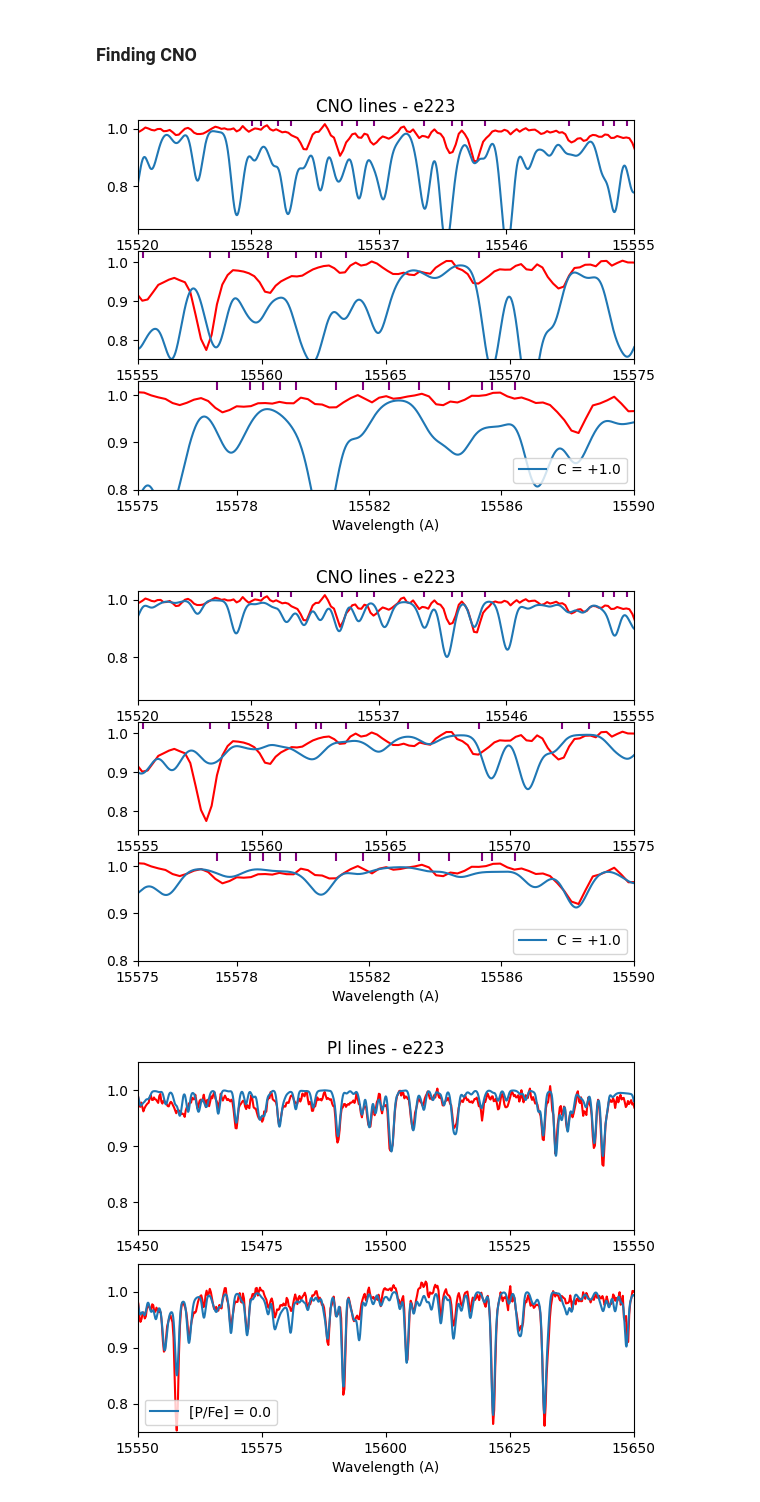
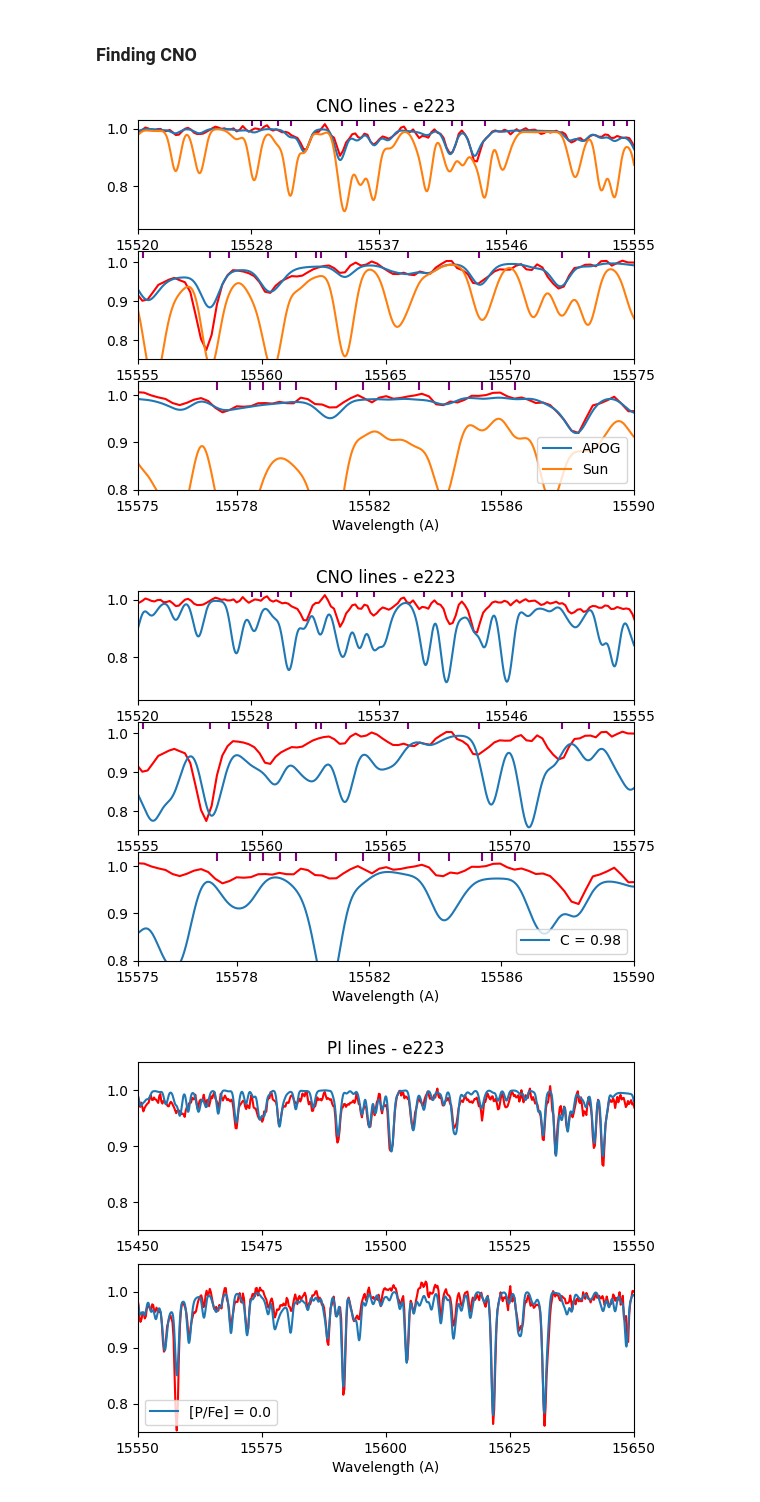
Before and after one commit to bornofthesea/synther, a Jupyter notebook: Plot/syntplot.ipynb, the cells around one changed output. Drawn from its saved outputs; the diff is of its cells as text; code cells hidden in the pictures.

```diff
--- a/Plot/syntplot.ipynb
+++ b/Plot/syntplot.ipynb
@@ -555,27 +555,27 @@ plotP(speclist, "n6723-35401.dat", label, starname,
 # %% [markdown]
 ### Finding CNO
 # %%
-speclist = ["e223c.dat"]
+speclist = ["e223c.dat", "e223c-c0.dat"]
 starname = 'e223'
-label = ["C = +1.0"]
+label = ["APOG", "Sun"]
 plotC(speclist, "e223.dat", label, starname,
       xoffset1 = -6.15, yoffset1 = 0.080, ncorr1 = 1.1,
       xoffset2 = -6.3, yoffset2 = 0.060, ncorr2 = 1.1,
       xoffset3 = -6.3, yoffset3 = 0.080, ncorr3 = 1.1,
       ylim1 = (0.65, 1.03), ylim2 = (0.75, 1.03), ylim3 = (0.8, 1.03))
 # %% [output]
-[figure, old version]
+[figure, new version]
 # %%
-speclist = ["e223c.dat"]
+speclist = ["e223c-c0.dat"]  #c0: C851 N661 O711
 starname = 'e223'
-label = ["C = +1.0"]
+label = ["C = 0.98"]
 plotC(speclist, "e223.dat", label, starname,
       xoffset1 = -6.15, yoffset1 = 0.080, ncorr1 = 1.1,
       xoffset2 = -6.3, yoffset2 = 0.060, ncorr2 = 1.1,
       xoffset3 = -6.3, yoffset3 = 0.080, ncorr3 = 1.1,
-      ylim1 = (0.65, 1.03), ylim2 = (0.75, 1.03), ylim3 = (0.8, 1.03))
+      ylim1 = (0.65, 1.03), ylim2 = (0.75, 1.03), ylim3 = (0.80, 1.03))
 # %% [output]
-[figure, old version]
+[figure, new version]
 # %%
 speclist = ["e223xb.dat"]
 starname = 'e223'
```
Also changed, not shown: 1 other file.
